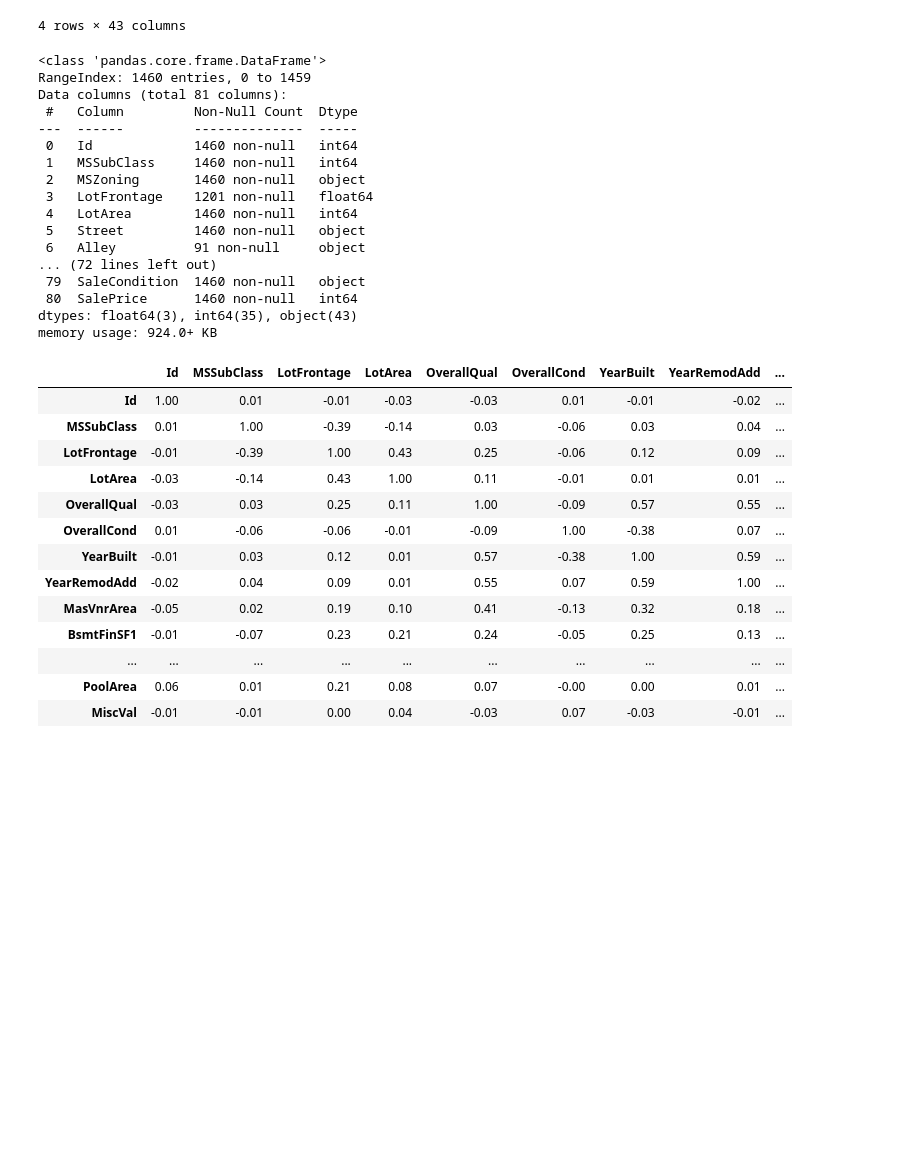
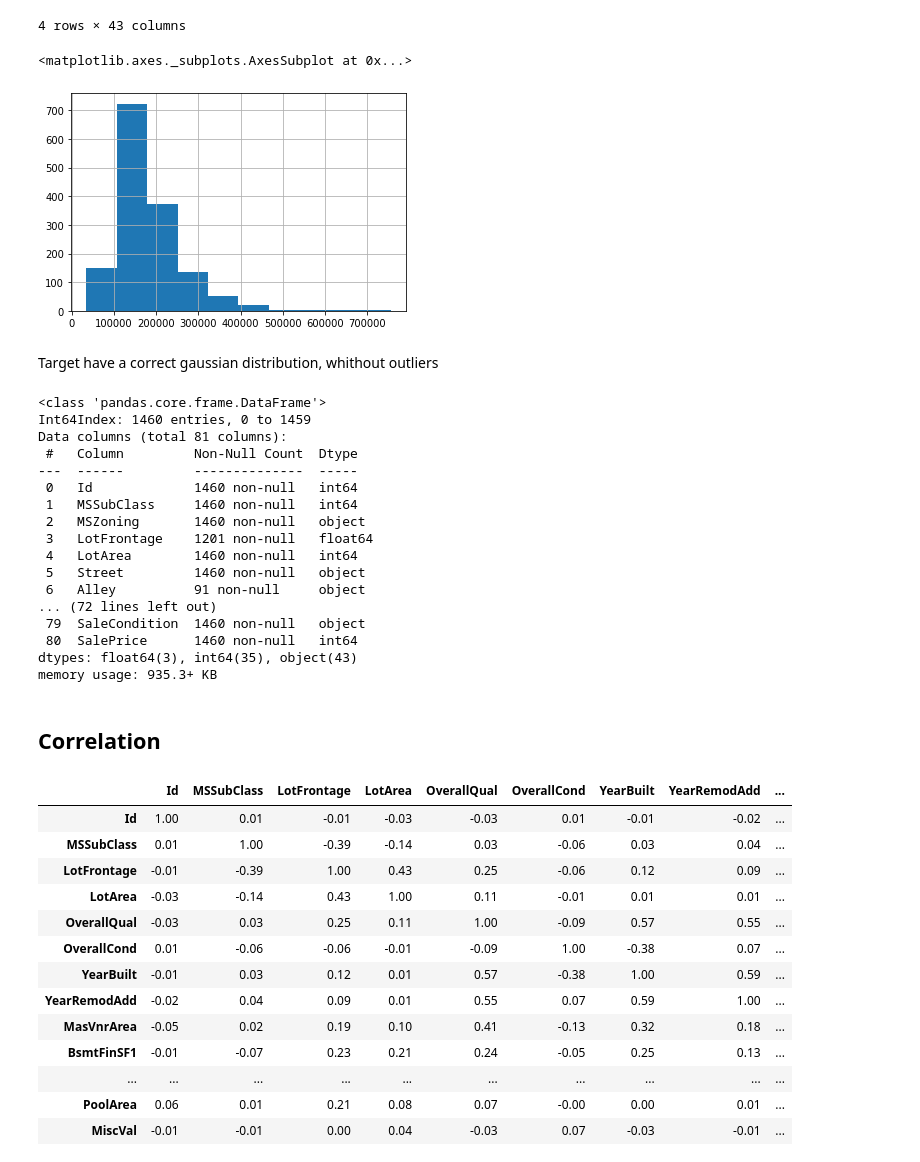
Before and after one commit to WillArevalo/Machine_Learning_works, a Jupyter notebook: Trees & Random Forests.ipynb, the cells around one changed output. Drawn from its saved outputs; the diff is of its cells as text; code cells hidden in the pictures; blank space fills up the shorter version.

```diff
--- a/Trees & Random Forests.ipynb
+++ b/Trees & Random Forests.ipynb
@@ -30,6 +53,9 @@ housing_train have {housing_train.shape[0]} rows by {housing_train.shape[1]} col
 # %% [output]
 housing_test have 1459 rows by 80 columns
 housing_train have 1460 rows by 81 columns
+# %%
+# Remove duplicates
+housing_train = housing_train.drop_duplicates('Id')
 # %%
 # Description Number
 housing_train.describe()
@@ -54,11 +80,18 @@ housing_train.describe(include = ['O'])
 | top | RL | Pave | Grvl | Reg | Lvl | AllPub | Inside | Gtl | NAmes | ... |
 | freq | 1151 | 1454 | 50 | 925 | 1311 | 1459 | 1052 | 1382 | 225 | ... |
 4 rows × 43 columns
+# %%
+housing_train.SalePrice.hist()
+# %% [output]
+<matplotlib.axes._subplots.AxesSubplot at 0x...>
+[figure, added]
+# %% [markdown]
+Target have a correct gaussian distribution, whithout outliers
 # %%
 housing_train.info()
 # %% [output]
 <class 'pandas.core.frame.DataFrame'>
-RangeIndex: 1460 entries, 0 to 1459
+Int64Index: 1460 entries, 0 to 1459
 Data columns (total 81 columns):
  #   Column         Non-Null Count  Dtype
 ---  ------         --------------  -----
@@ -73,7 +106,9 @@ Data columns (total 81 columns):
  79  SaleCondition  1460 non-null   object
  80  SalePrice      1460 non-null   int64
 dtypes: float64(3), int64(35), object(43)
-memory usage: 924.0+ KB
+memory usage: 935.3+ KB
+# %% [markdown]
+## Correlation
 # %%
 # Correlation number columns
 corr = housing_train.corr()
```
Also changed, not shown: parts of 46 cells of this notebook.
